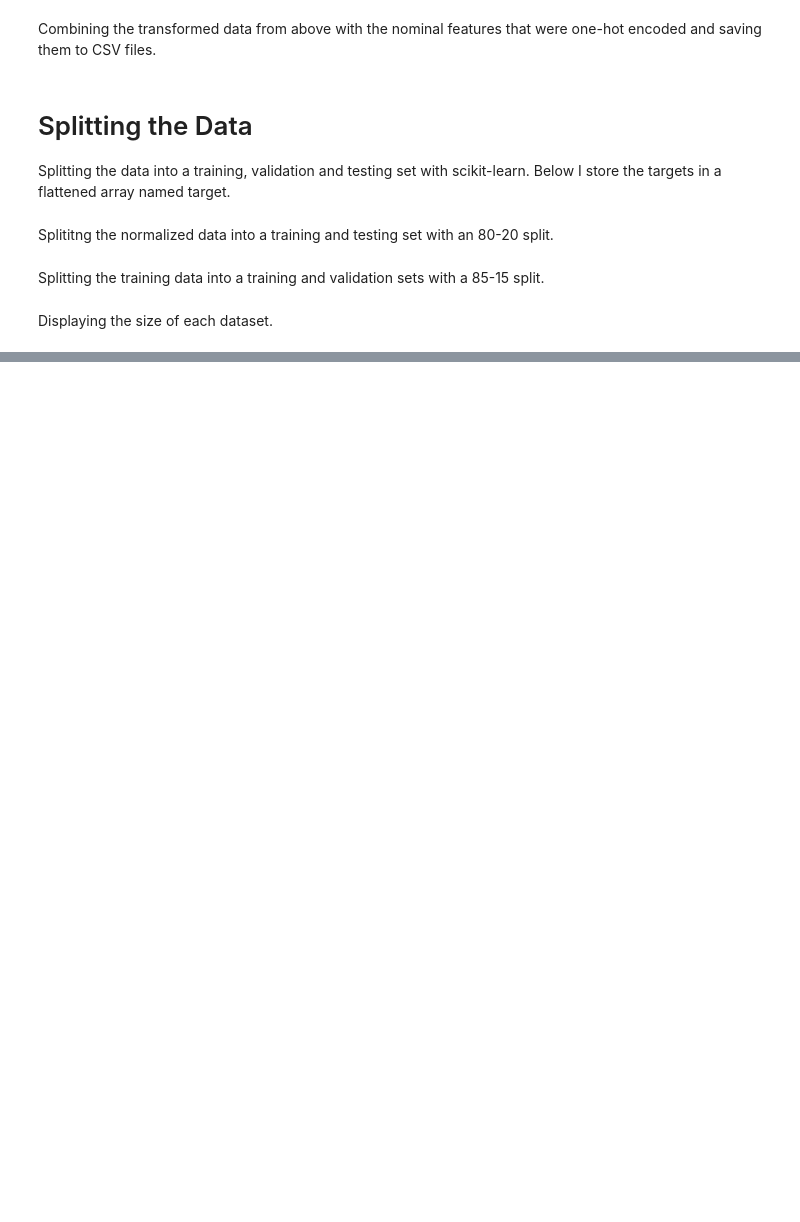
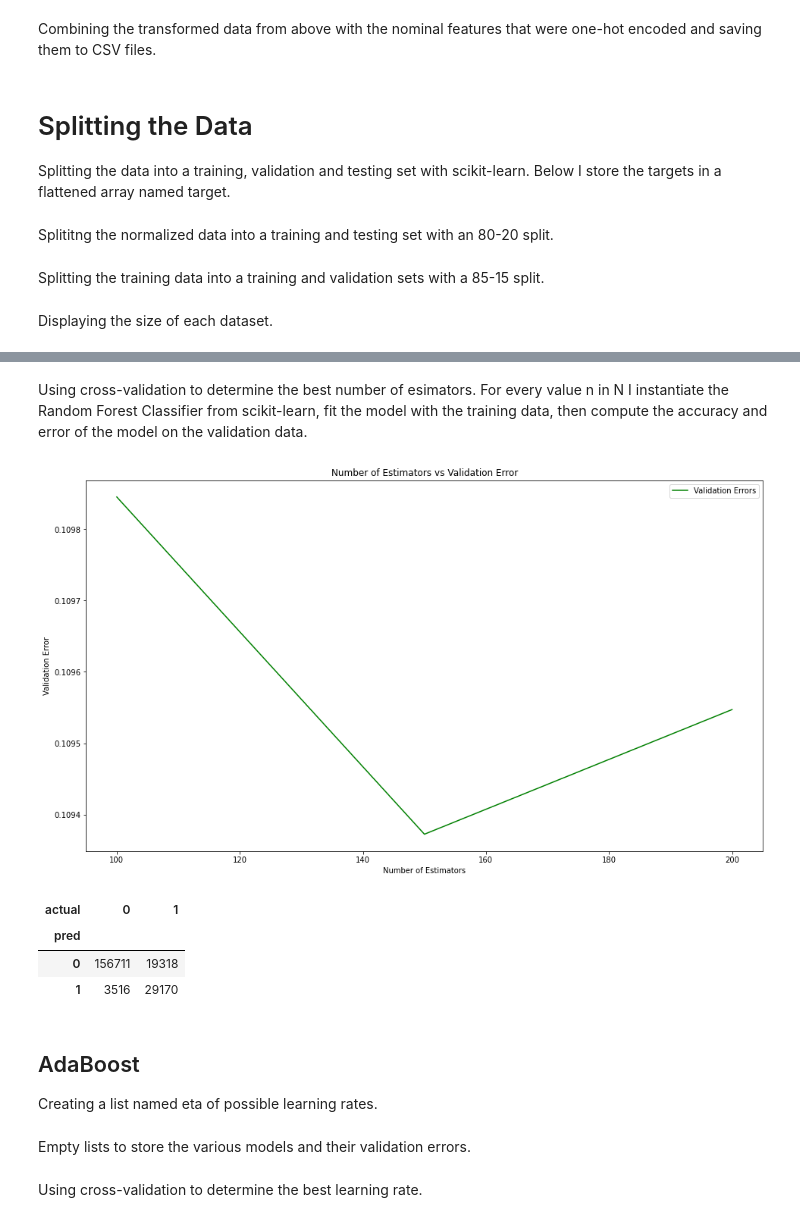
Before and after one commit to gradnerj/cs6600-class-project, a Jupyter notebook: cs5600-final-project.ipynb, the cells around one changed output, grey strips where cells are left out. Cells and saved outputs as stored; diff of their text form; code cells hidden in the pictures; blank space fills up the shorter version.

```diff
--- a/cs5600-final-project.ipynb
+++ b/cs5600-final-project.ipynb
@@ -403,2 +419,11 @@ x_train, x_test, y_train, y_test = train_test_split(normed_processed.iloc[:, :-1
+# %%
+x_train_n, x_test_n, y_train_n, y_test_n = train_test_split(df_normed.iloc[:, :-1],
+                                                    target_n,
+                                                    test_size = 0.3,
+                                                    random_state=8)
+x_train_s, x_test_s, y_train_s, y_test_s = train_test_split(df_scaled.iloc[:, :-1],
+                                                    target_s,
+                                                    test_size = 0.3,
+                                                    random_state=8)
 # %% [markdown]
 Splitting the training data into a training and validation sets with a 85-15 split.
@@ -410,3 +430,12 @@ x_train, x_val, y_train, y_val = train_test_split(x_train,
+# %%
+x_train_n, x_val_n, y_train_n, y_val_n = train_test_split(x_train_n,
+                                                  y_train_n,
+                                                  test_size=0.2,
+                                                  random_state=10)
+x_train_s, x_val_s, y_train_s, y_val_s = train_test_split(x_train_s,
+                                                  y_train_s,
+                                                  test_size=0.2,
+                                                  random_state=10)
 # %% [markdown]
 Displaying the size of each dataset.
 # %%
@@ -417,0 +454,22 @@ Train Target Shape: (473086, 1)  | Val Target Shape: (83486, 1)  | Test Target S
+# %%
+N = np.arange(100,250,step=50)
+# %% [markdown]
+Using cross-validation to determine the best number of esimators. For every value n in N I instantiate the Random Forest Classifier from scikit-learn, fit the model with the training data, then compute the accuracy and error of the model on the validation data.
+# %%
+rf_models = []
+rf_val_errors = []
+for n in N:
+    rf = RF(n_estimators=n)
+    rf.fit(x_train_s.values, y_train_s.values.ravel())
+    rf_models.append(rf)
+    rf_val_errors.append(1 - rf.score(x_val_s.values, y_val_s.values))
+# %%
+plt.figure(figsize=(16,9))
+plt.plot(N,rf_val_errors, 'g-', label='Validation Errors')
+plt.xlabel('Number of Estimators')
+plt.ylabel('Validation Error')
+plt.title('Number of Estimators vs Validation Error')
+plt.legend()
+plt.show()
+# %% [output]
+[figure, added]
@@ -417,0 +479,13 @@ Train Target Shape: (473086, 1)  | Val Target Shape: (83486, 1)  | Test Target S
+# %%
+cm = pd.crosstab(rf.predict(x_test_s).ravel(), y_test_s.values.ravel(),rownames=['pred'], colnames=['actual'])
+cm
+# %% [output]
+| actual | 0 | 1 |
+| pred |  |  |
+| 0 | 156711 | 19318 |
+| 1 | 3516 | 29170 |
+# %% [markdown]
+<a id="ada"></a>
+## AdaBoost
+
+Creating a list named eta of possible learning rates.
@@ -417,0 +494,2 @@ Train Target Shape: (473086, 1)  | Val Target Shape: (83486, 1)  | Test Target S
+# %% [markdown]
+Empty lists to store the various models and their validation errors.
@@ -417,0 +499,2 @@ Train Target Shape: (473086, 1)  | Val Target Shape: (83486, 1)  | Test Target S
+# %% [markdown]
+Using cross-validation to determine the best learning rate.
```
Also changed, not shown: parts of 56 cells of this notebook.
